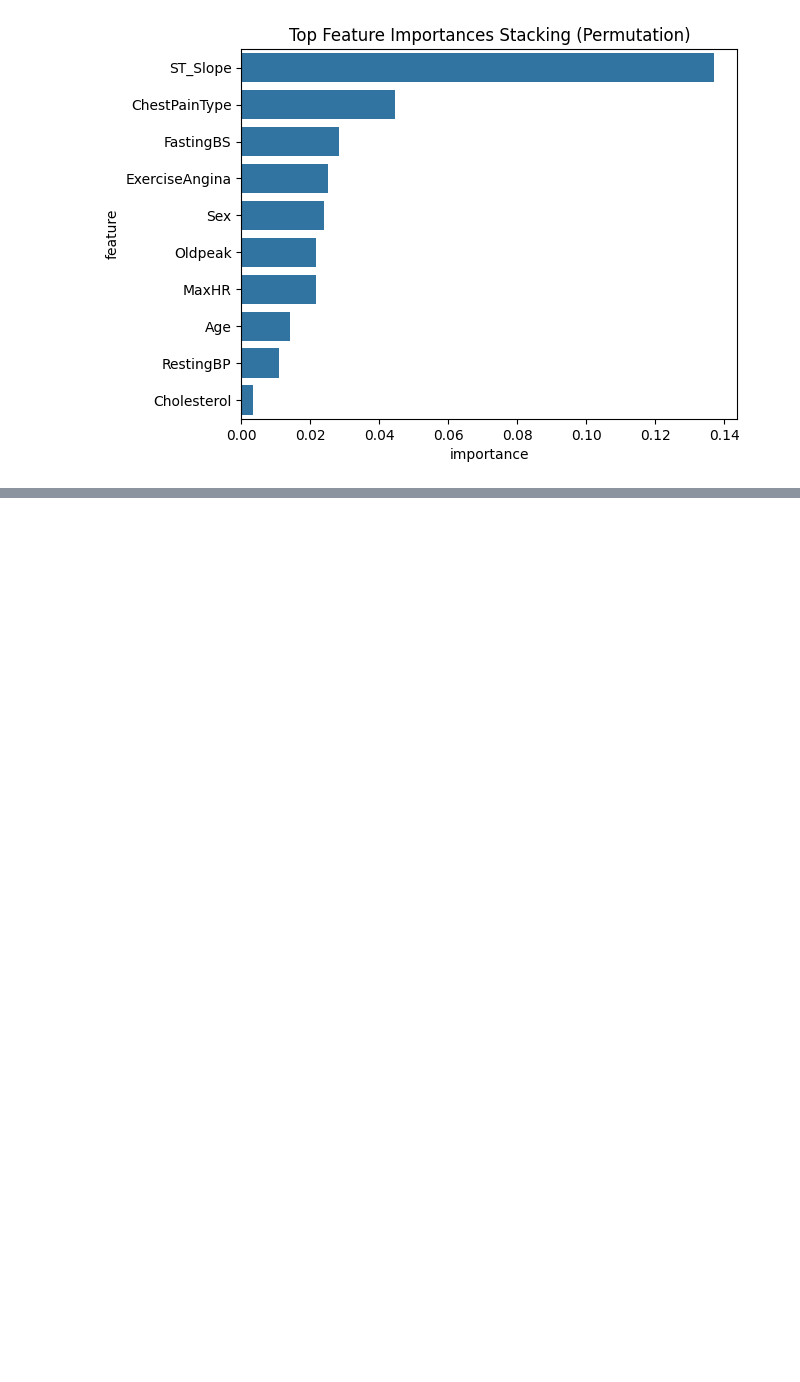
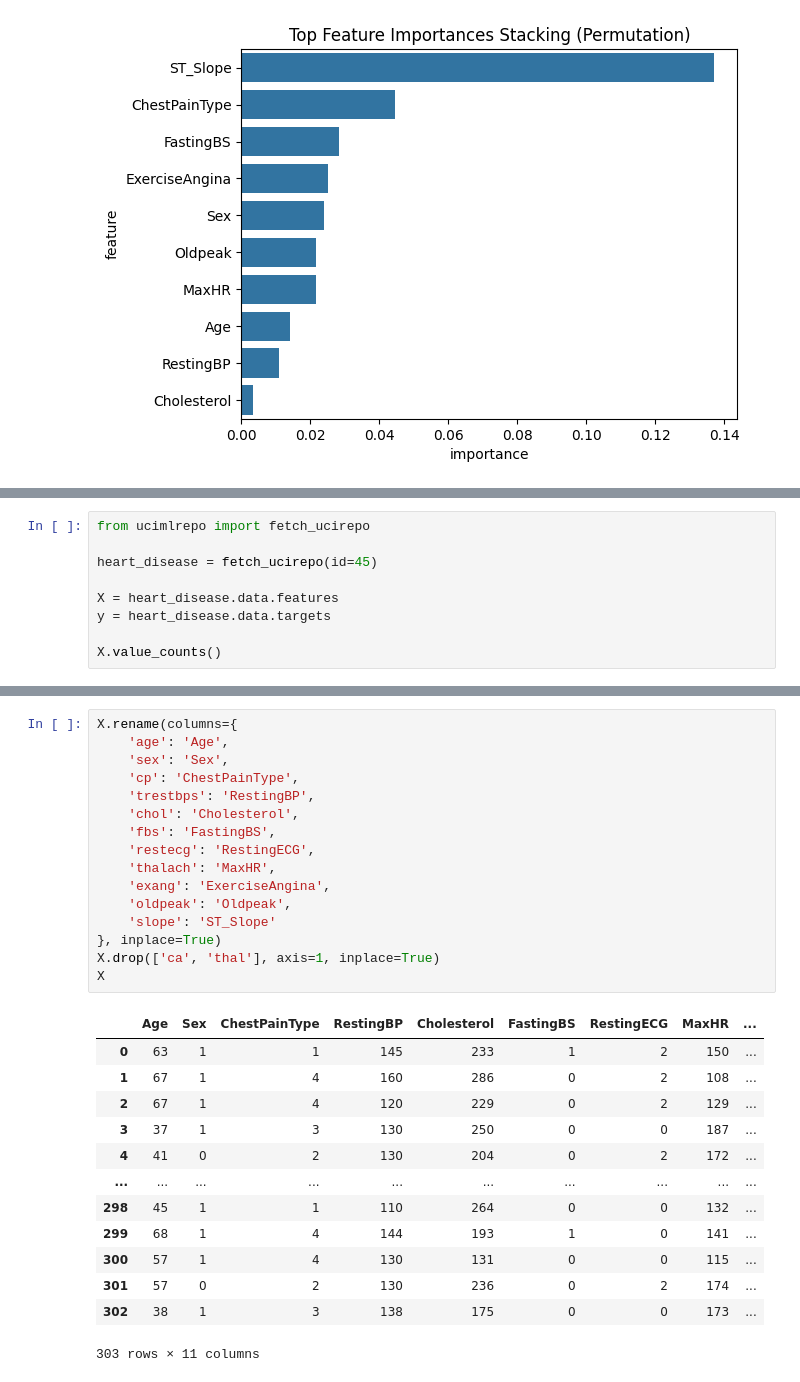
Before and after one commit to malf75/Heart-Failure-ML, a Jupyter notebook: heartdisease.ipynb, the cells around one changed output, grey strips where cells are left out. Drawn from its saved outputs; the diff is of its cells as text; blank space fills up the shorter version.

```diff
--- a/heartdisease.ipynb
+++ b/heartdisease.ipynb
@@ -908,0 +892,9 @@ df_hungria
+# %%
+from ucimlrepo import fetch_ucirepo
+
+heart_disease = fetch_ucirepo(id=45)
+
+X = heart_disease.data.features
+y = heart_disease.data.targets
+
+X.value_counts()
@@ -908,0 +915,30 @@ df_hungria
+# %%
+X.rename(columns={
+    'age': 'Age',
+    'sex': 'Sex',
+    'cp': 'ChestPainType',
+    'trestbps': 'RestingBP',
+    'chol': 'Cholesterol',
+    'fbs': 'FastingBS',
+    'restecg': 'RestingECG',
+    'thalach': 'MaxHR',
+    'exang': 'ExerciseAngina',
+    'oldpeak': 'Oldpeak',
+    'slope': 'ST_Slope'
+}, inplace=True)
+X.drop(['ca', 'thal'], axis=1, inplace=True)
+X
+# %% [output]
+|  | Age | Sex | ChestPainType | RestingBP | Cholesterol | FastingBS | RestingECG | MaxHR | ... |
+| 0 | 63 | 1 | 1 | 145 | 233 | 1 | 2 | 150 | ... |
+| 1 | 67 | 1 | 4 | 160 | 286 | 0 | 2 | 108 | ... |
+| 2 | 67 | 1 | 4 | 120 | 229 | 0 | 2 | 129 | ... |
+| 3 | 37 | 1 | 3 | 130 | 250 | 0 | 0 | 187 | ... |
+| 4 | 41 | 0 | 2 | 130 | 204 | 0 | 2 | 172 | ... |
+| ... | ... | ... | ... | ... | ... | ... | ... | ... | ... |
+| 298 | 45 | 1 | 1 | 110 | 264 | 0 | 0 | 132 | ... |
+| 299 | 68 | 1 | 4 | 144 | 193 | 1 | 0 | 141 | ... |
+| 300 | 57 | 1 | 4 | 130 | 131 | 0 | 0 | 115 | ... |
+| 301 | 57 | 0 | 2 | 130 | 236 | 0 | 2 | 174 | ... |
+| 302 | 38 | 1 | 3 | 138 | 175 | 0 | 0 | 173 | ... |
+303 rows × 11 columns
```
Also changed, not shown: parts of 13 cells of this notebook, 28 other files.
